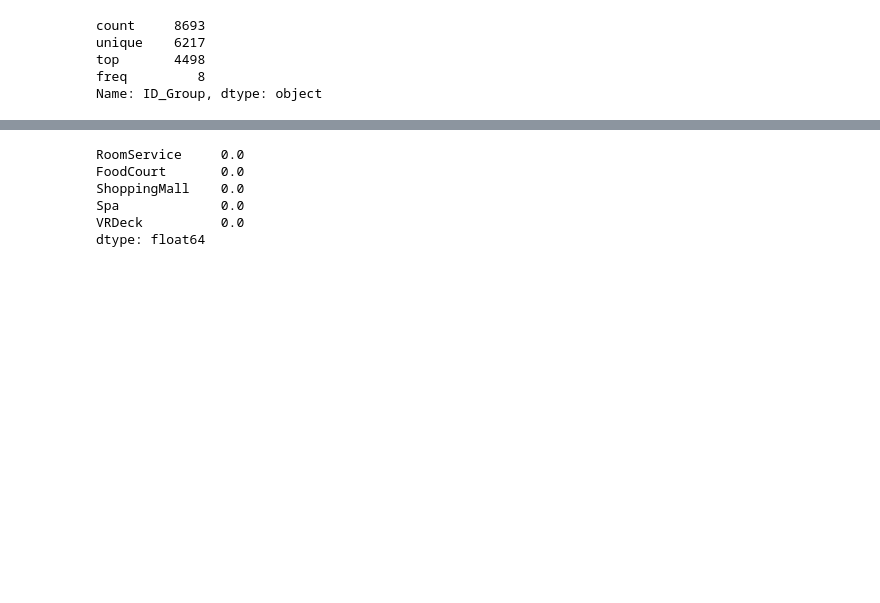
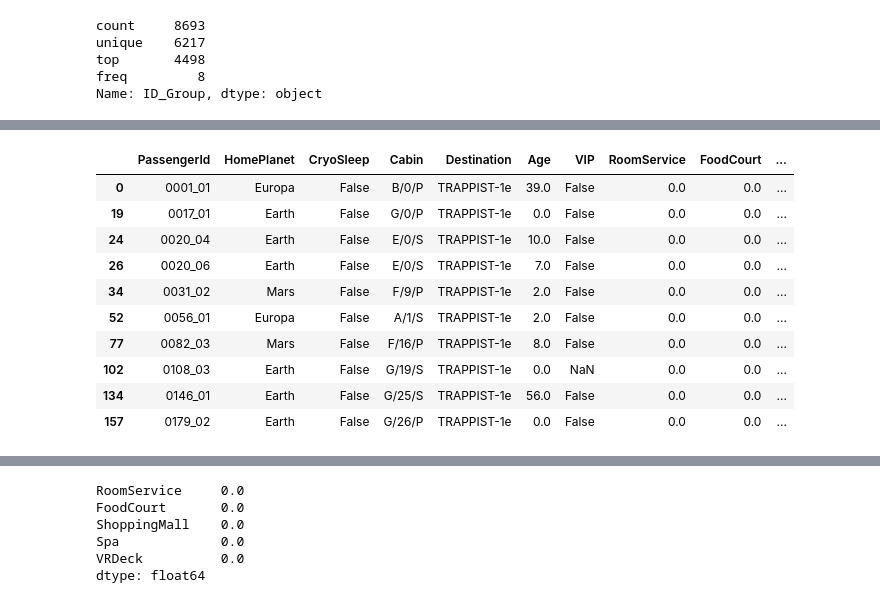
Before and after one commit to lynnmench/Spaceship_Titanic_Kaggle, a Jupyter notebook: Data_Clean_Analyze_SpaceshipTitanic.ipynb, the cells around one changed output, grey strips where cells are left out. Saved outputs shown, nothing was run; the diff lists cells and outputs as text; code cells hidden in the pictures; blank space fills up the shorter version.

```diff
--- a/Data_Clean_Analyze_SpaceshipTitanic.ipynb
+++ b/Data_Clean_Analyze_SpaceshipTitanic.ipynb
@@ -114,0 +120,16 @@ dtype: int64
+# %%
+df_awake = df_train[df_train['CryoSleep']==False]
+df_awake[df_awake['Spend_Sum']==0].head(10)
+#To make sure passengers that were awake didn't have to spend money
+# %% [output]
+|  | PassengerId | HomePlanet | CryoSleep | Cabin | Destination | Age | VIP | RoomService | FoodCourt | ... |
+| 0 | 0001_01 | Europa | False | B/0/P | TRAPPIST-1e | 39.0 | False | 0.0 | 0.0 | ... |
+| 19 | 0017_01 | Earth | False | G/0/P | TRAPPIST-1e | 0.0 | False | 0.0 | 0.0 | ... |
+| 24 | 0020_04 | Earth | False | E/0/S | TRAPPIST-1e | 10.0 | False | 0.0 | 0.0 | ... |
+| 26 | 0020_06 | Earth | False | E/0/S | TRAPPIST-1e | 7.0 | False | 0.0 | 0.0 | ... |
+| 34 | 0031_02 | Mars | False | F/9/P | TRAPPIST-1e | 2.0 | False | 0.0 | 0.0 | ... |
+| 52 | 0056_01 | Europa | False | A/1/S | TRAPPIST-1e | 2.0 | False | 0.0 | 0.0 | ... |
+| 77 | 0082_03 | Mars | False | F/16/P | TRAPPIST-1e | 8.0 | False | 0.0 | 0.0 | ... |
+| 102 | 0108_03 | Earth | False | G/19/S | TRAPPIST-1e | 0.0 | NaN | 0.0 | 0.0 | ... |
+| 134 | 0146_01 | Earth | False | G/25/S | TRAPPIST-1e | 56.0 | False | 0.0 | 0.0 | ... |
+| 157 | 0179_02 | Earth | False | G/26/P | TRAPPIST-1e | 0.0 | False | 0.0 | 0.0 | ... |
```
Also changed, not shown: parts of 63 cells of this notebook, 3 other files.
